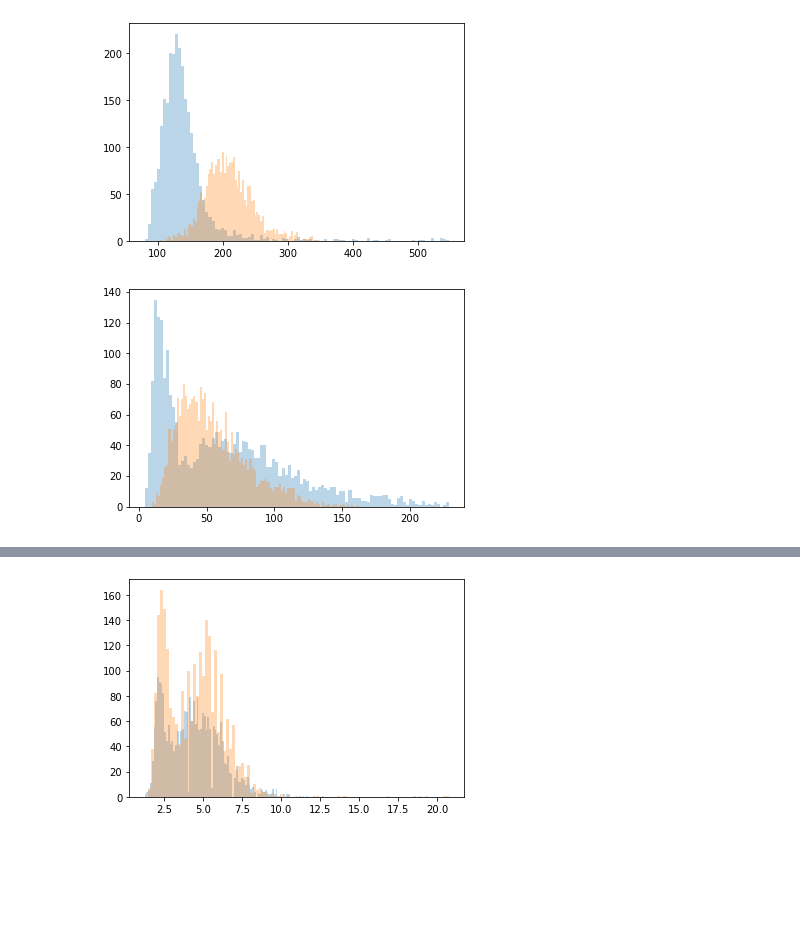
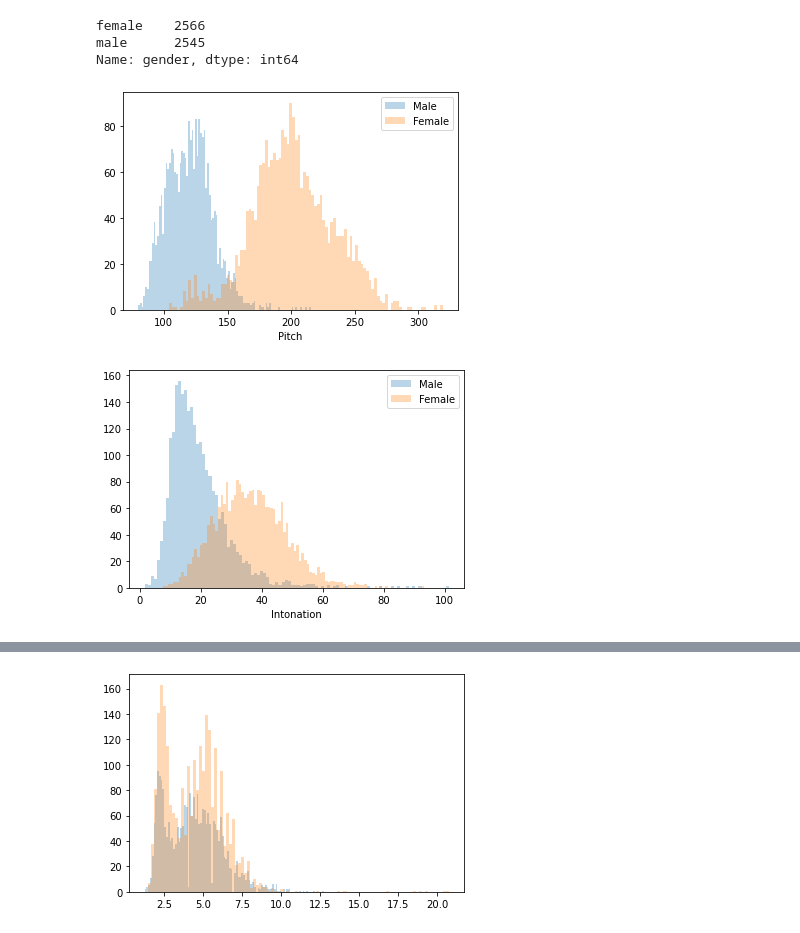
Before and after one commit to jakeane/gender_recognition, a Jupyter notebook: clean_features.ipynb, the cells around one changed output, grey strips where cells are left out. Saved outputs shown, nothing was run; the diff lists cells and outputs as text; code cells hidden in the pictures; blank space fills up the shorter version.

```diff
--- a/clean_features.ipynb
+++ b/clean_features.ipynb
@@ -7,2 +8,3 @@ df = pd.read_csv('./audio_features.csv', index_col=0)
 # %%
-df
+df['pitch'] = pitch_df['pitch']
+df['intonation'] = pitch_df['intonation']
@@ -23,7 +11,8 @@ df
 # %%
 def get_duration(row):
-    return librosa.get_duration(filename=row['filename'])
+    return librosa.get_duration(filename=row['filename'], sr=48000)
 
 df['duration'] = df.apply(get_duration, axis=1)
 # %%
 final_df = df[(df.f1_diff != -1000) | (df.f2_diff != -1000)]
+final_df = final_df.dropna()
@@ -31,0 +19,6 @@ final_df.to_csv('./audio_features_final.csv')
+# %%
+final_df.gender.value_counts()
+# %% [output]
+female    2566
+male      2545
+Name: gender, dtype: int64
@@ -31,0 +27,4 @@ final_df.to_csv('./audio_features_final.csv')
+# %%
+final_group = final_df.groupby('gender')
+final_sampled = final_group.apply(lambda x: x.sample(final_group.size().min()).reset_index(drop=True))
+final_df = final_sampled.reset_index(0, drop=True).reset_index()
@@ -33,17 +34,21 @@ final_df.to_csv('./audio_features_final.csv')
 male_df = final_df[final_df.gender == 'male']
 female_df = final_df[final_df.gender == 'female']
 # %%
-plt.hist(male_df.pitch, bins=100, alpha=0.3)
-plt.hist(female_df.pitch, bins=100, alpha=0.3)
+plt.hist(male_df.pitch, bins=100, alpha=0.3, label='Male')
+plt.hist(female_df.pitch, bins=100, alpha=0.3, label='Female')
+plt.legend()
+plt.xlabel('Pitch')
 plt.show()
 # %% [output]
-[figure, old version]
+[figure, new version]
 # %%
-plt.hist(male_df.intonation, bins=100, alpha=0.3)
-plt.hist(female_df.intonation, bins=100, alpha=0.3)
+plt.hist(male_df.intonation, bins=100, alpha=0.3, label='Male')
+plt.hist(female_df.intonation, bins=100, alpha=0.3, label='Female')
+plt.legend()
+plt.xlabel('Intonation')
 plt.show()
 # %% [output]
-[figure, old version]
+[figure, new version]
 # %%
 plt.hist(male_df.f1_diff, bins=100, alpha=0.3)
 plt.hist(female_df.f1_diff, bins=100, alpha=0.3)
```
Also changed, not shown: parts of 11 cells of this notebook, 12 other files.
